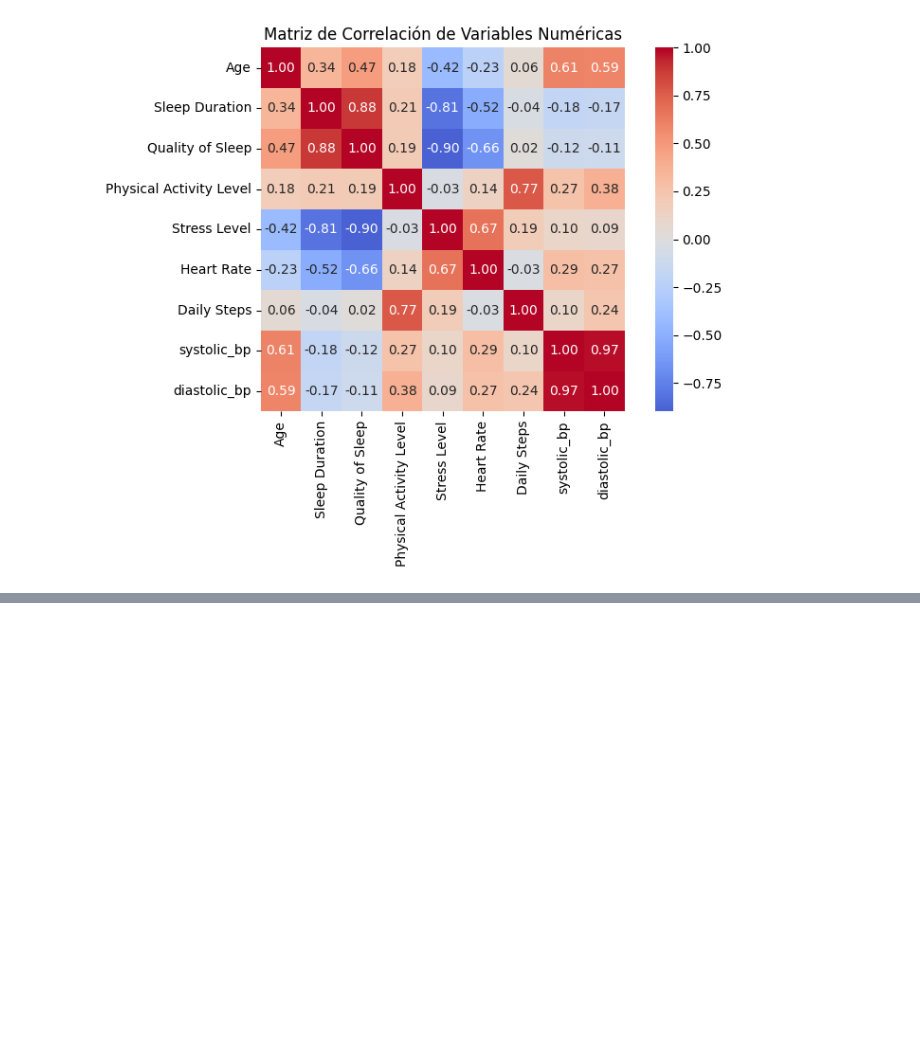
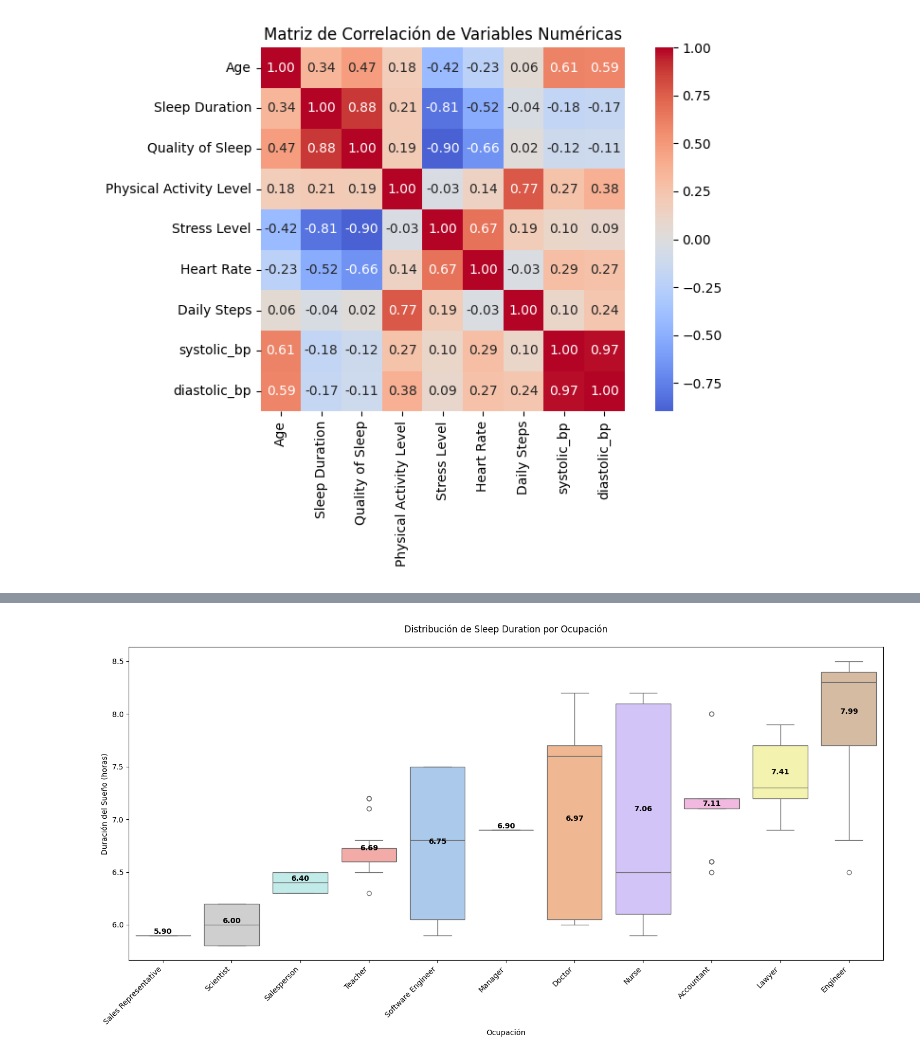
Before and after one commit to morabdiego/kaggle_datasets, a Jupyter notebook: sleep_dataset.ipynb, the cells around one changed output, grey strips where cells are left out. Drawn from its saved outputs; the diff is of its cells as text; code cells hidden in the pictures; blank space fills up the shorter version.

```diff
--- a/sleep_dataset.ipynb
+++ b/sleep_dataset.ipynb
@@ -186,0 +355,40 @@ plt.show()
+# %%
+# 2. Boxplot
+# Calcular medias y ordenar ocupaciones
+means = data.groupby('Occupation')['Sleep Duration'].mean().sort_values()
+ordered_occupations = means.index.tolist()
+
+# Crear figura más grande para acomodar todas las categorías
+plt.figure(figsize=(15, 8))
+
+# Crear boxplot con orden específico
+box_plot = sns.boxplot(
+    x='Occupation',
+    y='Sleep Duration',
+    data=data,
+    hue='Occupation',
+    palette='pastel',
+    legend=False,
+    order=ordered_occupations  # Añadir orden basado en medias
+    )
+
+# Rotar etiquetas del eje x para mejor lectura
+plt.xticks(rotation=45, ha='right')
+
+# Añadir medias ordenadas
+for i, occupation in enumerate(ordered_occupations):
+    mean = means[occupation]
+    box_plot.text(
+        i, mean, f'{mean:.2f}',
+        horizontalalignment='center',
+        verticalalignment='bottom',
+        fontweight='bold'
+        )
+
+plt.title('Distribución de Sleep Duration por Ocupación', pad=20)
+plt.xlabel('Ocupación')
+plt.ylabel('Duración del Sueño (horas)')
+plt.tight_layout()
+plt.show()
+# %% [output]
+[figure, added]
```
Also changed, not shown: parts of 17 cells of this notebook, 1 other file.
